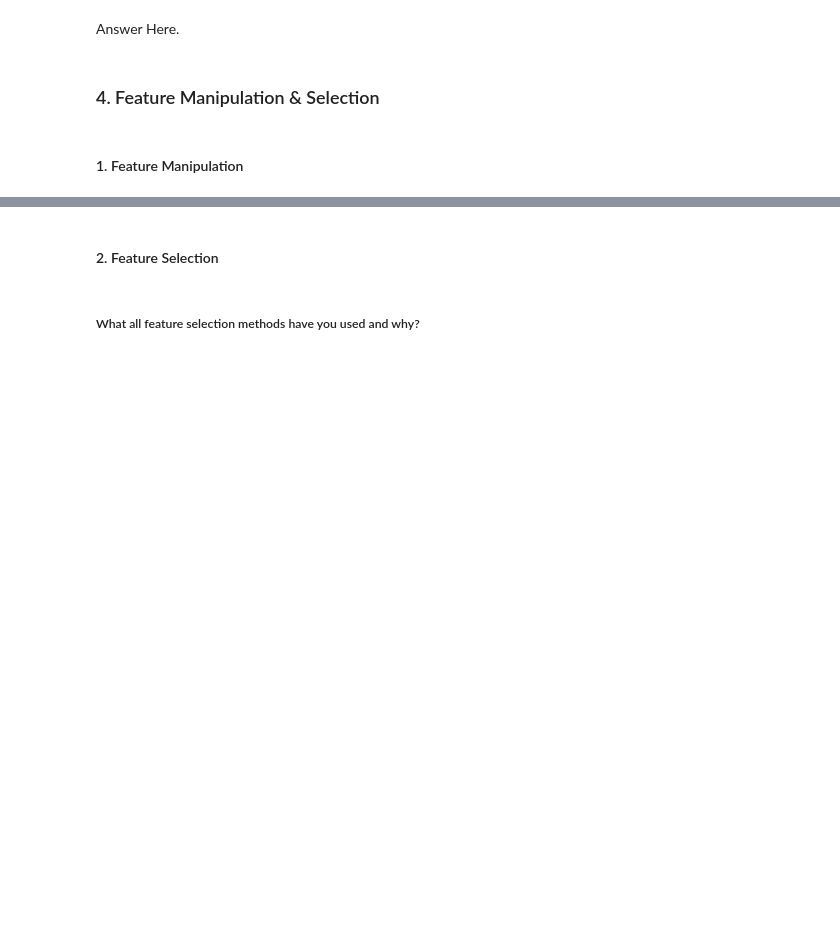
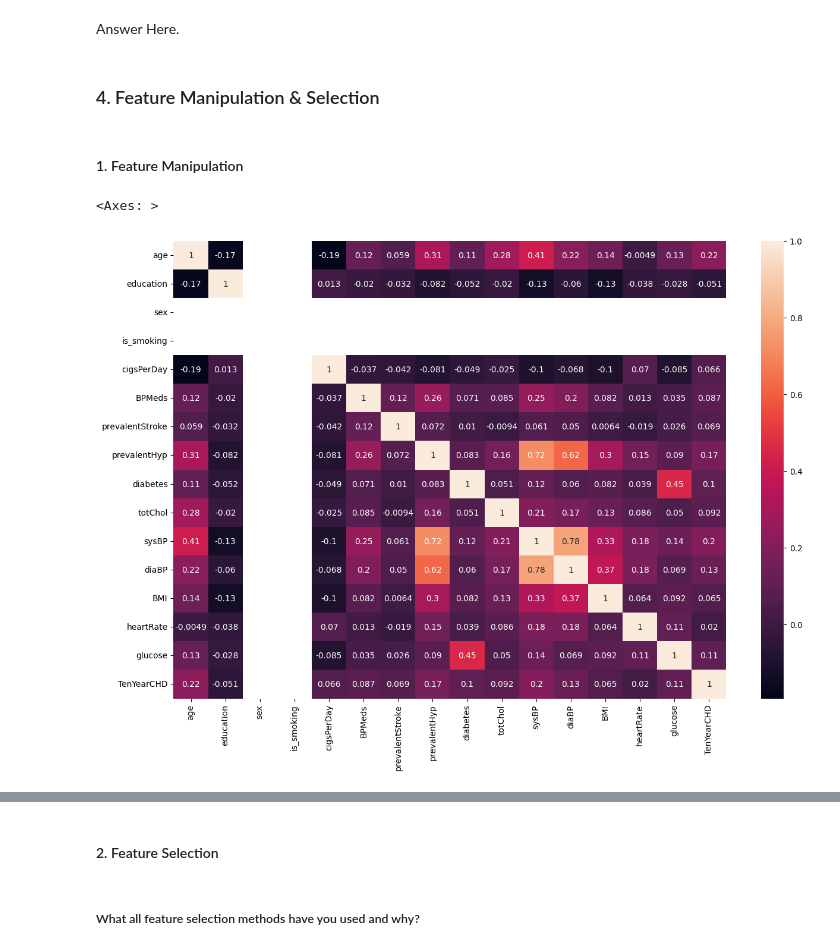
Before and after one commit to apurva-shrivastava/Cardiovascular-Risk-Prediction, a Jupyter notebook: Apurva_Shrivastava_Cardiovascular_Risk_Prediction.ipynb, the cells around one changed output, grey strips where cells are left out. Drawn from its saved outputs; the diff is of its cells as text; code cells hidden in the pictures; blank space fills up the shorter version.

```diff
--- a/Apurva_Shrivastava_Cardiovascular_Risk_Prediction.ipynb
+++ b/Apurva_Shrivastava_Cardiovascular_Risk_Prediction.ipynb
@@ -1224,3 +1224,9 @@ Answer Here.
 #### 1. Feature Manipulation
 # %%
 # Manipulate Features to minimize feature correlation and create new features
+#creating heatmap for analysis
+fig=plt.figure(figsize=(15,10))
+sns.heatmap(data.corr(),annot=True)
+# %% [output]
+<Axes: >
+[figure, added]
```
Also changed, not shown: parts of 5 cells of this notebook.
